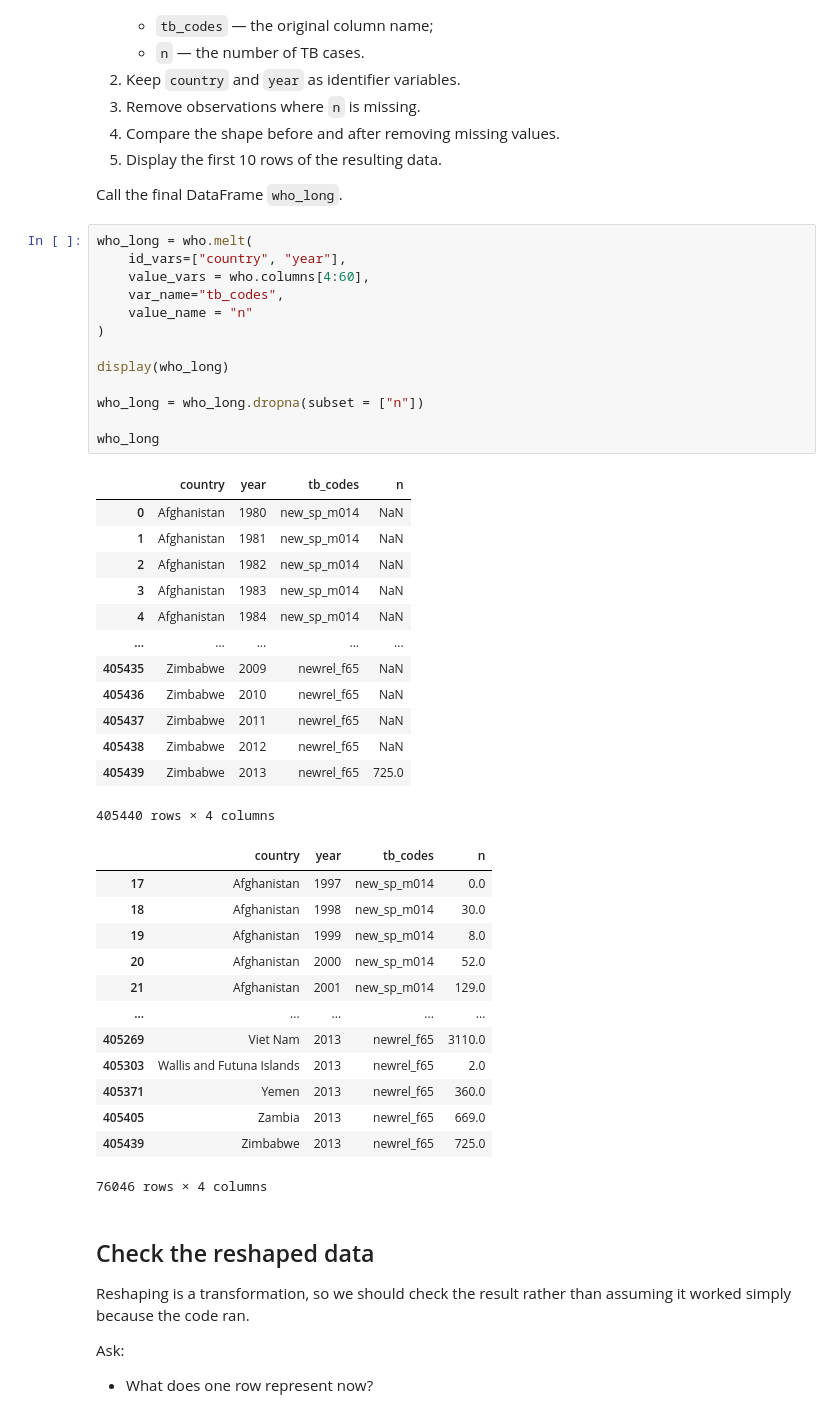
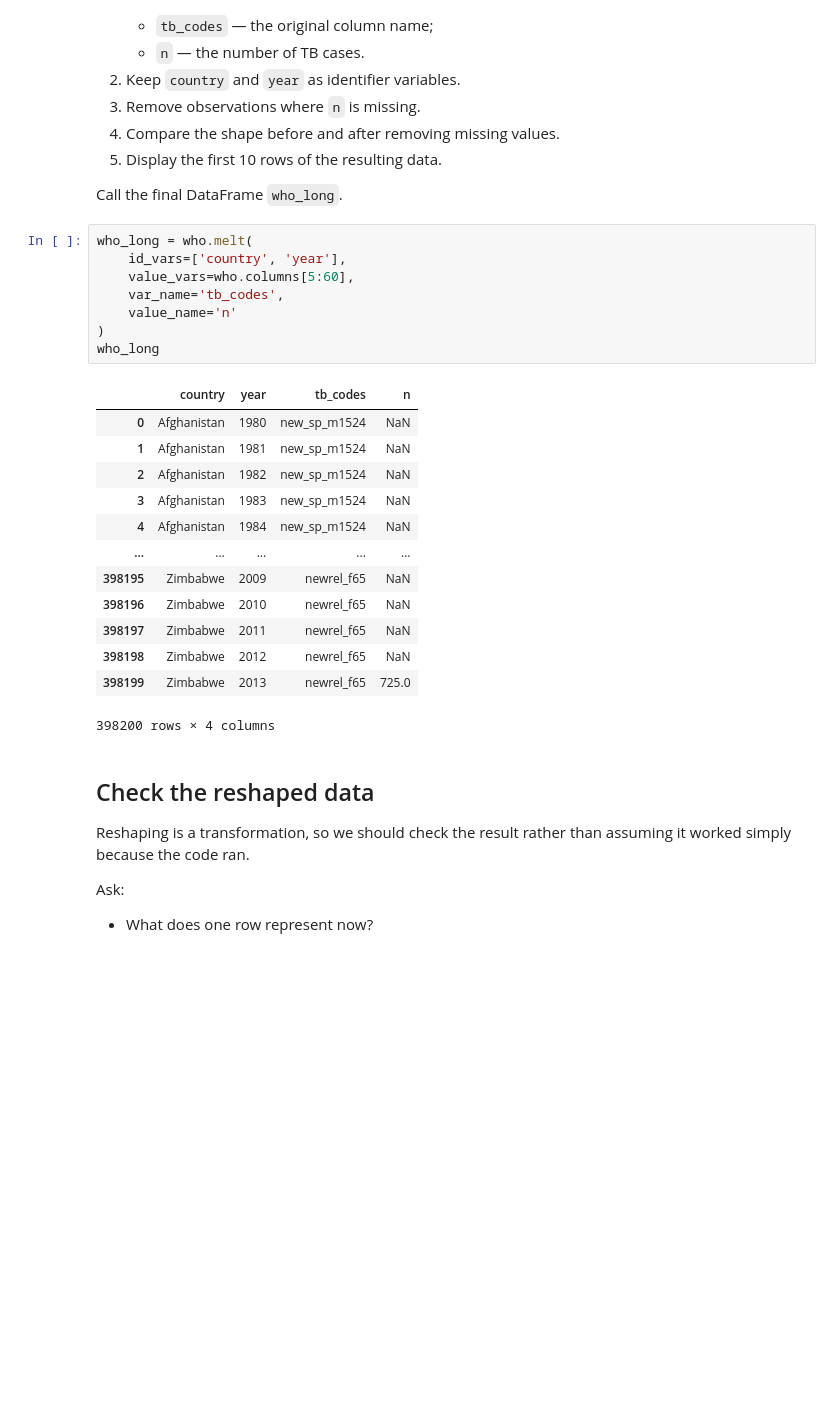
Before and after one commit to fepeti13/analytics-through-coding-repo, a Jupyter notebook: Session_2/2_Tidy_Data_AUT26.ipynb, the cells around one changed output. Cells and saved outputs as stored; diff of their text form; blank space fills up the shorter version.

```diff
--- a/Session_2/2_Tidy_Data_AUT26.ipynb
+++ b/Session_2/2_Tidy_Data_AUT26.ipynb
@@ -394,44 +379,26 @@ Create a longer version of the WHO dataset.
 Call the final DataFrame `who_long`.
 # %%
 who_long = who.melt(
-    id_vars=["country", "year"],
-    value_vars = who.columns[4:60],
-    var_name="tb_codes",
-    value_name = "n"
+    id_vars=['country', 'year'],
+    value_vars=who.columns[5:60],
+    var_name='tb_codes',
+    value_name='n'
 )
-
-display(who_long)
-
-who_long = who_long.dropna(subset = ["n"])
-
 who_long
 # %% [output]
 |  | country | year | tb_codes | n |
-| 0 | Afghanistan | 1980 | new_sp_m014 | NaN |
-| 1 | Afghanistan | 1981 | new_sp_m014 | NaN |
-| 2 | Afghanistan | 1982 | new_sp_m014 | NaN |
-| 3 | Afghanistan | 1983 | new_sp_m014 | NaN |
-| 4 | Afghanistan | 1984 | new_sp_m014 | NaN |
+| 0 | Afghanistan | 1980 | new_sp_m1524 | NaN |
+| 1 | Afghanistan | 1981 | new_sp_m1524 | NaN |
+| 2 | Afghanistan | 1982 | new_sp_m1524 | NaN |
+| 3 | Afghanistan | 1983 | new_sp_m1524 | NaN |
+| 4 | Afghanistan | 1984 | new_sp_m1524 | NaN |
 | ... | ... | ... | ... | ... |
-| 405435 | Zimbabwe | 2009 | newrel_f65 | NaN |
-| 405436 | Zimbabwe | 2010 | newrel_f65 | NaN |
-| 405437 | Zimbabwe | 2011 | newrel_f65 | NaN |
-| 405438 | Zimbabwe | 2012 | newrel_f65 | NaN |
-| 405439 | Zimbabwe | 2013 | newrel_f65 | 725.0 |
+| 398195 | Zimbabwe | 2009 | newrel_f65 | NaN |
+| 398196 | Zimbabwe | 2010 | newrel_f65 | NaN |
+| 398197 | Zimbabwe | 2011 | newrel_f65 | NaN |
+| 398198 | Zimbabwe | 2012 | newrel_f65 | NaN |
+| 398199 | Zimbabwe | 2013 | newrel_f65 | 725.0 |
-405440 rows × 4 columns
+398200 rows × 4 columns
-|  | country | year | tb_codes | n |
-| 17 | Afghanistan | 1997 | new_sp_m014 | 0.0 |
-| 18 | Afghanistan | 1998 | new_sp_m014 | 30.0 |
-| 19 | Afghanistan | 1999 | new_sp_m014 | 8.0 |
-| 20 | Afghanistan | 2000 | new_sp_m014 | 52.0 |
-| 21 | Afghanistan | 2001 | new_sp_m014 | 129.0 |
-| ... | ... | ... | ... | ... |
-| 405269 | Viet Nam | 2013 | newrel_f65 | 3110.0 |
-| 405303 | Wallis and Futuna Islands | 2013 | newrel_f65 | 2.0 |
-| 405371 | Yemen | 2013 | newrel_f65 | 360.0 |
-| 405405 | Zambia | 2013 | newrel_f65 | 669.0 |
-| 405439 | Zimbabwe | 2013 | newrel_f65 | 725.0 |
-76046 rows × 4 columns
 # %% [markdown]
 ## Check the reshaped data
 
```
Also changed, not shown: parts of 11 cells of this notebook.
